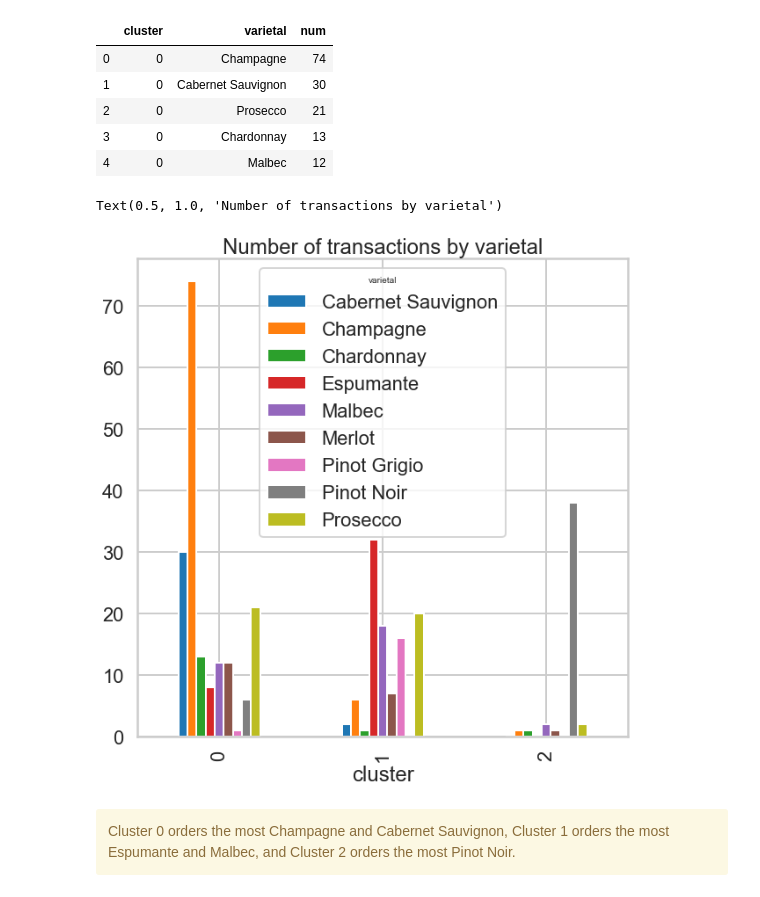
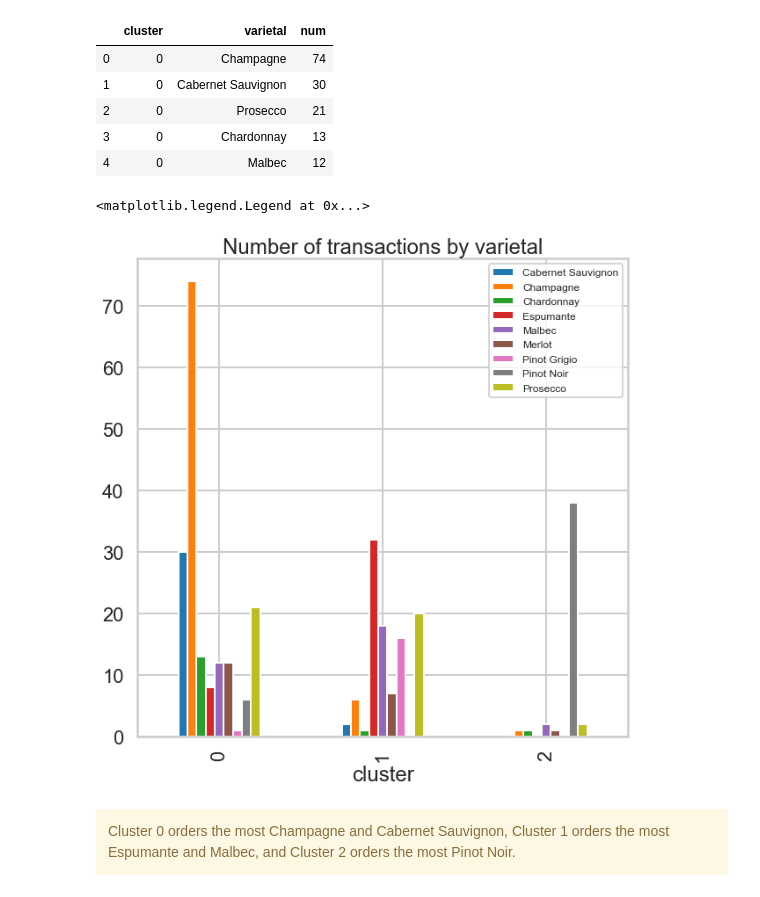
Before and after one commit to chantel808/Springboard-mini-projects, a Jupyter notebook: Mini_Project_Clustering_CClark.ipynb, the cells around one changed output. Drawn from its saved outputs; the diff is of its cells as text; code cells hidden in the pictures.

```diff
--- a/Mini_Project_Clustering_CClark.ipynb
+++ b/Mini_Project_Clustering_CClark.ipynb
@@ -449,10 +449,11 @@ varietal_df.head()
 # %%
 # Grouped bar plot
 varietal_df.pivot("cluster", "varietal", "num").plot(kind='bar', figsize=(10,10))
 plt.title('Number of transactions by varietal')
+plt.legend(fontsize=12)
 # %% [output]
-Text(0.5, 1.0, 'Number of transactions by varietal')
+<matplotlib.legend.Legend at 0x...>
-[figure, old version]
+[figure, new version]
 # %% [markdown]
 <div class="alert alert-block alert-warning">
     Cluster 0 orders the most Champagne and Cabernet Sauvignon, Cluster 1 orders the most Espumante and Malbec, and Cluster 2 orders the most Pinot Noir.
```
Also changed, not shown: parts of 4 cells of this notebook.
